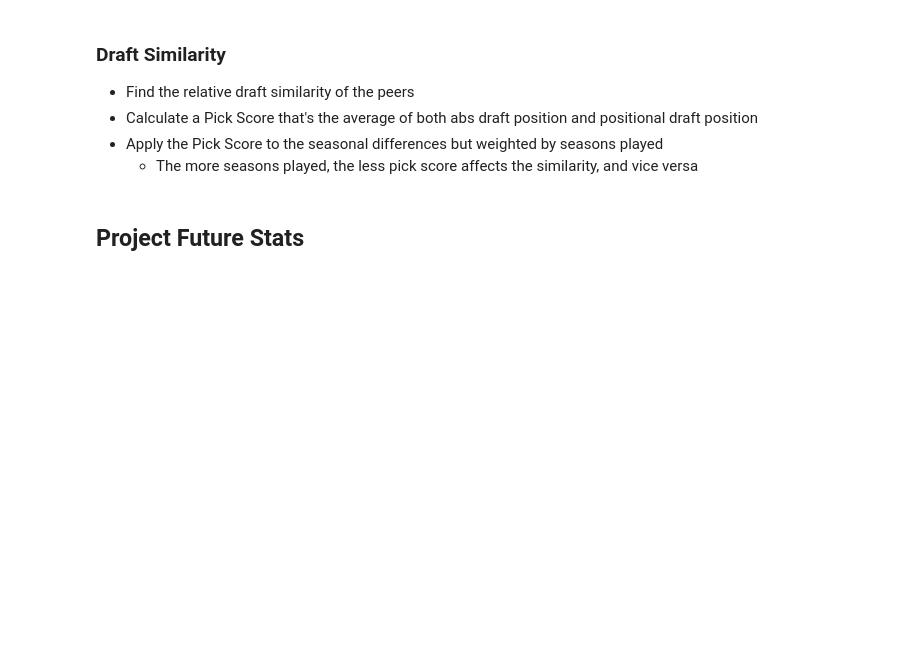
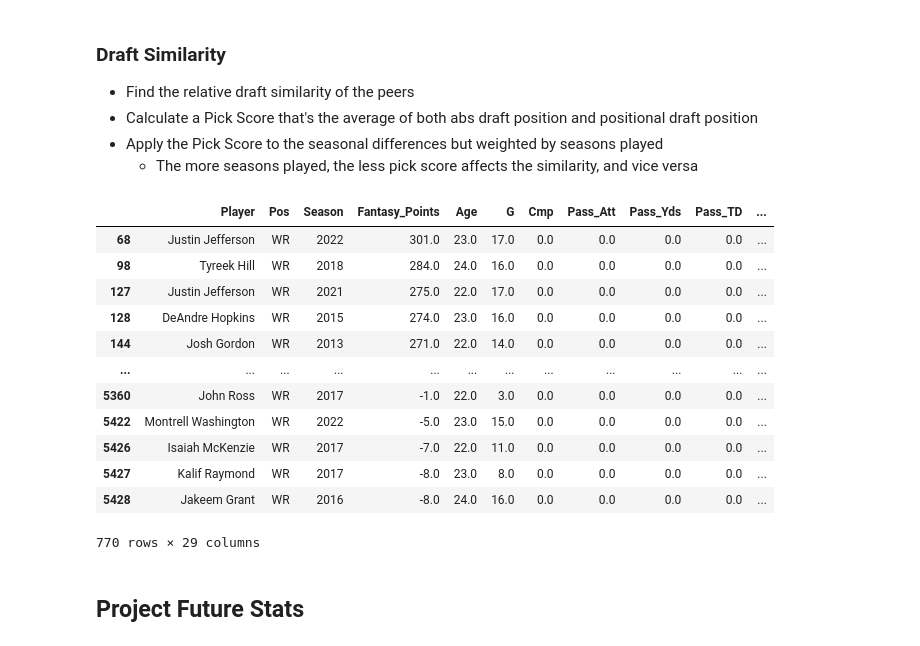
Before and after one commit to peteryushunli/nfl_player_similarity, a Jupyter notebook: Fantasy_Player_Similarity_Model.ipynb, the cells around one changed output. Drawn from its saved outputs; the diff is of its cells as text; code cells hidden in the pictures; blank space fills up the shorter version.

```diff
--- a/Fantasy_Player_Similarity_Model.ipynb
+++ b/Fantasy_Player_Similarity_Model.ipynb
@@ -15,5 +15,5 @@ pd.options.mode.chained_assignment = None  # default='warn'
 # %%
 #Import Datasets
 
-season_df = pd.read_csv('/Users/yushunli/Documents/Data Science/jupyter_notebook/Fantasy Football/2013_to_2022_data.csv')
-draft_df = pd.read_csv('/Users/yushunli/Documents/Data Science/jupyter_notebook/Fantasy Football/1994_to_2022_draftclass.csv')
+season_df = pd.read_csv('/Users/yushunli/Documents/Data Science/nfl_player_similarity/data/2013_to_2022_data.csv')
+draft_df = pd.read_csv('/Users/yushunli/Documents/Data Science/nfl_player_similarity/data/1994_to_2022_draftclass.csv')
@@ -177,6 +181,22 @@ def calculate_similarities(target, season_df, draft_df):
     final_output = final_output.loc[final_output.Avg < 1]
     return final_output
     #return output_df
+# %%
+find_peers(season_df, 'Brandon Aiyuk')
+# %% [output]
+|  | Player | Pos | Season | Fantasy_Points | Age | G | Cmp | Pass_Att | Pass_Yds | Pass_TD | ... |
+| 68 | Justin Jefferson | WR | 2022 | 301.0 | 23.0 | 17.0 | 0.0 | 0.0 | 0.0 | 0.0 | ... |
+| 98 | Tyreek Hill | WR | 2018 | 284.0 | 24.0 | 16.0 | 0.0 | 0.0 | 0.0 | 0.0 | ... |
+| 127 | Justin Jefferson | WR | 2021 | 275.0 | 22.0 | 17.0 | 0.0 | 0.0 | 0.0 | 0.0 | ... |
+| 128 | DeAndre Hopkins | WR | 2015 | 274.0 | 23.0 | 16.0 | 0.0 | 0.0 | 0.0 | 0.0 | ... |
+| 144 | Josh Gordon | WR | 2013 | 271.0 | 22.0 | 14.0 | 0.0 | 0.0 | 0.0 | 0.0 | ... |
+| ... | ... | ... | ... | ... | ... | ... | ... | ... | ... | ... | ... |
+| 5360 | John Ross | WR | 2017 | -1.0 | 22.0 | 3.0 | 0.0 | 0.0 | 0.0 | 0.0 | ... |
+| 5422 | Montrell Washington | WR | 2022 | -5.0 | 23.0 | 15.0 | 0.0 | 0.0 | 0.0 | 0.0 | ... |
+| 5426 | Isaiah McKenzie | WR | 2017 | -7.0 | 22.0 | 11.0 | 0.0 | 0.0 | 0.0 | 0.0 | ... |
+| 5427 | Kalif Raymond | WR | 2017 | -8.0 | 23.0 | 8.0 | 0.0 | 0.0 | 0.0 | 0.0 | ... |
+| 5428 | Jakeem Grant | WR | 2016 | -8.0 | 24.0 | 16.0 | 0.0 | 0.0 | 0.0 | 0.0 | ... |
+770 rows × 29 columns
 # %% [markdown]
 ## Project Future Stats
 # %%
```
Also changed, not shown: parts of 1 cell of this notebook, 8 other files.
